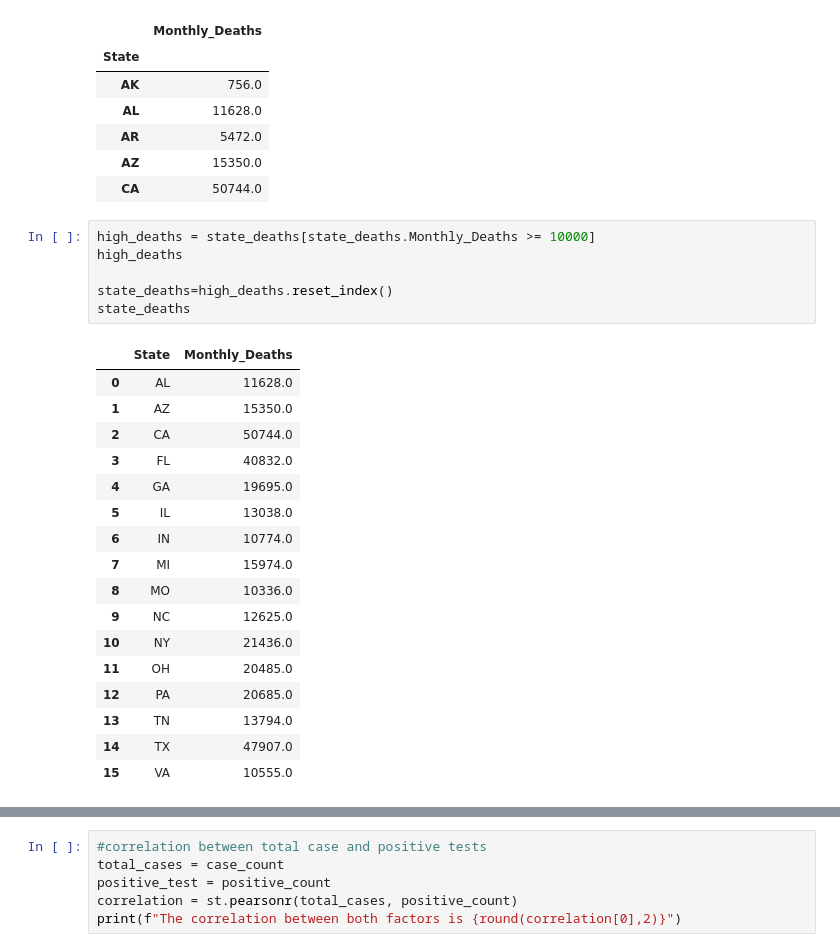
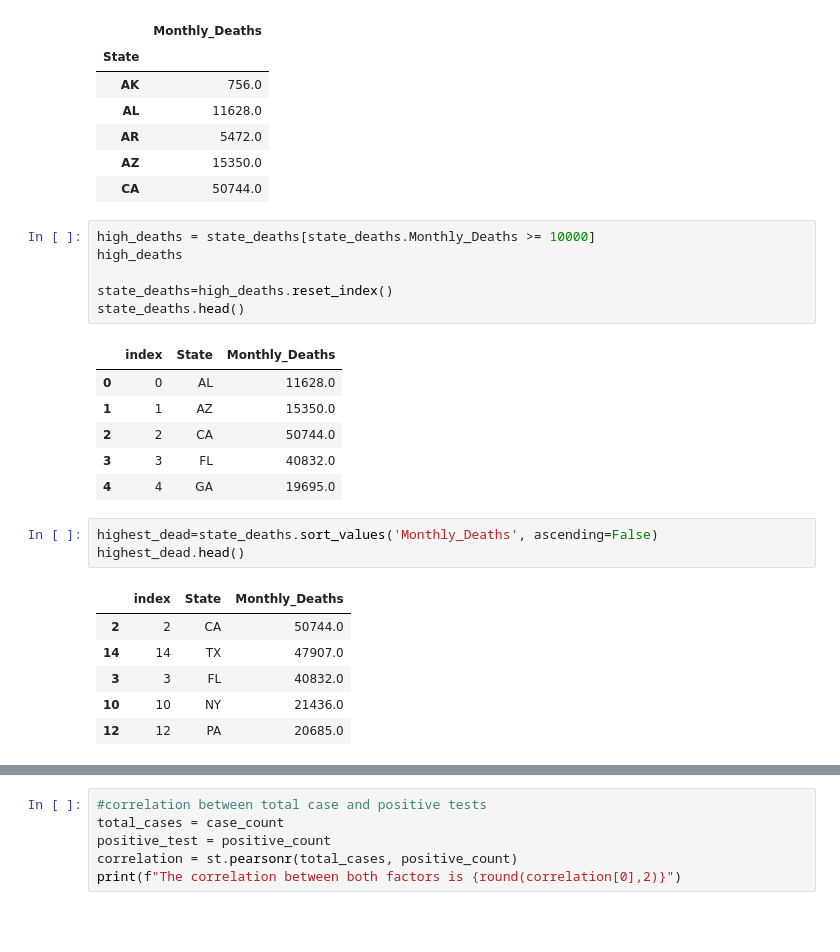
Before and after one commit to tracypoon/Group_3_Project, a Jupyter notebook: Mano/Graphs and correlation.ipynb, the cells around one changed output, grey strips where cells are left out. Saved outputs shown, nothing was run; the diff lists cells and outputs as text; blank space fills up the shorter version.

```diff
--- a/Mano/Graphs and correlation.ipynb
+++ b/Mano/Graphs and correlation.ipynb
@@ -220,26 +215,25 @@ state_deaths.head()
 # %%
 high_deaths = state_deaths[state_deaths.Monthly_Deaths >= 10000]
 high_deaths
 
 state_deaths=high_deaths.reset_index()
-state_deaths
+state_deaths.head()
 # %% [output]
-|  | State | Monthly_Deaths |
-| 0 | AL | 11628.0 |
-| 1 | AZ | 15350.0 |
-| 2 | CA | 50744.0 |
-| 3 | FL | 40832.0 |
-| 4 | GA | 19695.0 |
-| 5 | IL | 13038.0 |
-| 6 | IN | 10774.0 |
-| 7 | MI | 15974.0 |
-| 8 | MO | 10336.0 |
-| 9 | NC | 12625.0 |
-| 10 | NY | 21436.0 |
-| 11 | OH | 20485.0 |
-| 12 | PA | 20685.0 |
-| 13 | TN | 13794.0 |
-| 14 | TX | 47907.0 |
-| 15 | VA | 10555.0 |
+|  | index | State | Monthly_Deaths |
+| 0 | 0 | AL | 11628.0 |
+| 1 | 1 | AZ | 15350.0 |
+| 2 | 2 | CA | 50744.0 |
+| 3 | 3 | FL | 40832.0 |
+| 4 | 4 | GA | 19695.0 |
+# %%
+highest_dead=state_deaths.sort_values('Monthly_Deaths', ascending=False)
+highest_dead.head()
+# %% [output]
+|  | index | State | Monthly_Deaths |
+| 2 | 2 | CA | 50744.0 |
+| 14 | 14 | TX | 47907.0 |
+| 3 | 3 | FL | 40832.0 |
+| 10 | 10 | NY | 21436.0 |
+| 12 | 12 | PA | 20685.0 |
 # %%
 plt.figure(figsize=(5, 6))
```
Also changed, not shown: parts of 30 cells of this notebook, 10 other files.
